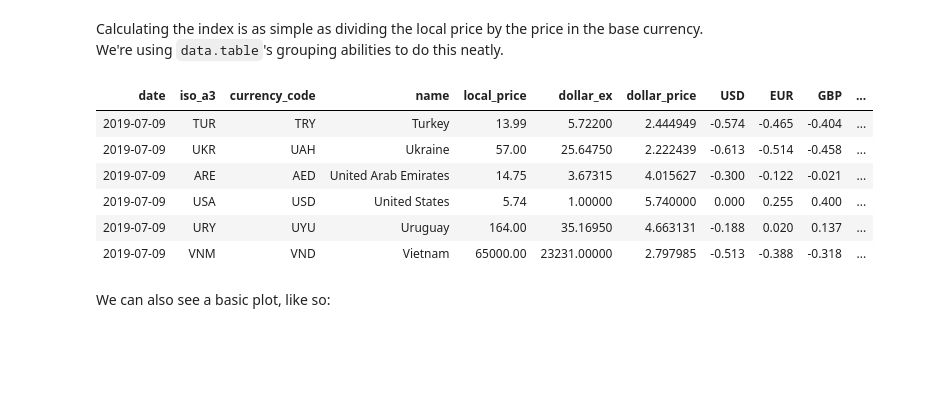
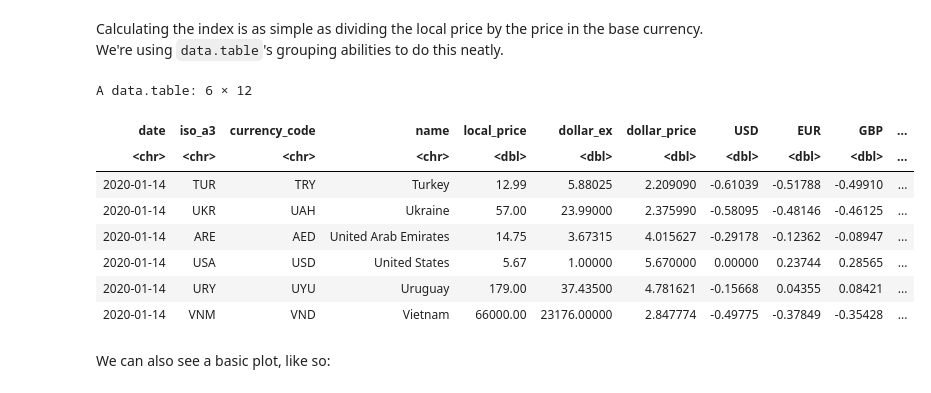
Before and after one commit to TheEconomist/big-mac-data, a Jupyter notebook: Big Mac data generator.ipynb, the cells around one changed output. Saved outputs shown, nothing was run; the diff lists cells and outputs as text; code cells hidden in the pictures; blank space fills up the shorter version.

Commit message:
New data processed.

```diff
--- a/Big Mac data generator.ipynb
+++ b/Big Mac data generator.ipynb
@@ -83,30 +87,32 @@ Calculating the index is as simple as dividing the local price by the price in t
 # %%
 big_mac_index = big_mac_data[
     !is.na(dollar_price) & iso_a3 %in% big_mac_countries
     ,.(date, iso_a3, currency_code, name, local_price, dollar_ex, dollar_price)]
 
 for(currency in base_currencies) {
     big_mac_index[
         ,                           # we don't want a subset, so our first argument is blank
         (currency) :=               # we'll add a new column named for the base set
             dollar_price /          # we divide the dollar price in each row by
                                     # the dollar price on the *base currency*'s row (.SD is a data.table
             .SD[currency_code == currency]$dollar_price -        # that contains only the current group)
             1,                      # one means parity (neither over- nor under-valued), so we subtract one
                                     # to get an over/under-valuation value
         by=date                     # and of course, we'll group these rows by date
     ]
 }
-big_mac_index[, (base_currencies) := round(.SD, 3), .SDcols=base_currencies]
+big_mac_index[, (base_currencies) := round(.SD, 5), .SDcols=base_currencies]
 tail(big_mac_index)
 # %% [output]
+A data.table: 6 × 12
 | date | iso_a3 | currency_code | name | local_price | dollar_ex | dollar_price | USD | EUR | GBP | ... |
-| 2019-07-09 | TUR | TRY | Turkey | 13.99 | 5.72200 | 2.444949 | -0.574 | -0.465 | -0.404 | ... |
-| 2019-07-09 | UKR | UAH | Ukraine | 57.00 | 25.64750 | 2.222439 | -0.613 | -0.514 | -0.458 | ... |
-| 2019-07-09 | ARE | AED | United Arab Emirates | 14.75 | 3.67315 | 4.015627 | -0.300 | -0.122 | -0.021 | ... |
-| 2019-07-09 | USA | USD | United States | 5.74 | 1.00000 | 5.740000 | 0.000 | 0.255 | 0.400 | ... |
-| 2019-07-09 | URY | UYU | Uruguay | 164.00 | 35.16950 | 4.663131 | -0.188 | 0.020 | 0.137 | ... |
-| 2019-07-09 | VNM | VND | Vietnam | 65000.00 | 23231.00000 | 2.797985 | -0.513 | -0.388 | -0.318 | ... |
+| <chr> | <chr> | <chr> | <chr> | <dbl> | <dbl> | <dbl> | <dbl> | <dbl> | <dbl> | ... |
+| 2020-01-14 | TUR | TRY | Turkey | 12.99 | 5.88025 | 2.209090 | -0.61039 | -0.51788 | -0.49910 | ... |
+| 2020-01-14 | UKR | UAH | Ukraine | 57.00 | 23.99000 | 2.375990 | -0.58095 | -0.48146 | -0.46125 | ... |
+| 2020-01-14 | ARE | AED | United Arab Emirates | 14.75 | 3.67315 | 4.015627 | -0.29178 | -0.12362 | -0.08947 | ... |
+| 2020-01-14 | USA | USD | United States | 5.67 | 1.00000 | 5.670000 | 0.00000 | 0.23744 | 0.28565 | ... |
+| 2020-01-14 | URY | UYU | Uruguay | 179.00 | 37.43500 | 4.781621 | -0.15668 | 0.04355 | 0.08421 | ... |
+| 2020-01-14 | VNM | VND | Vietnam | 66000.00 | 23176.00000 | 2.847774 | -0.49775 | -0.37849 | -0.35428 | ... |
 # %% [markdown]
 We can also see a basic plot, like so:
 # %%
```
Also changed, not shown: parts of 14 cells of this notebook, 4 other files.
